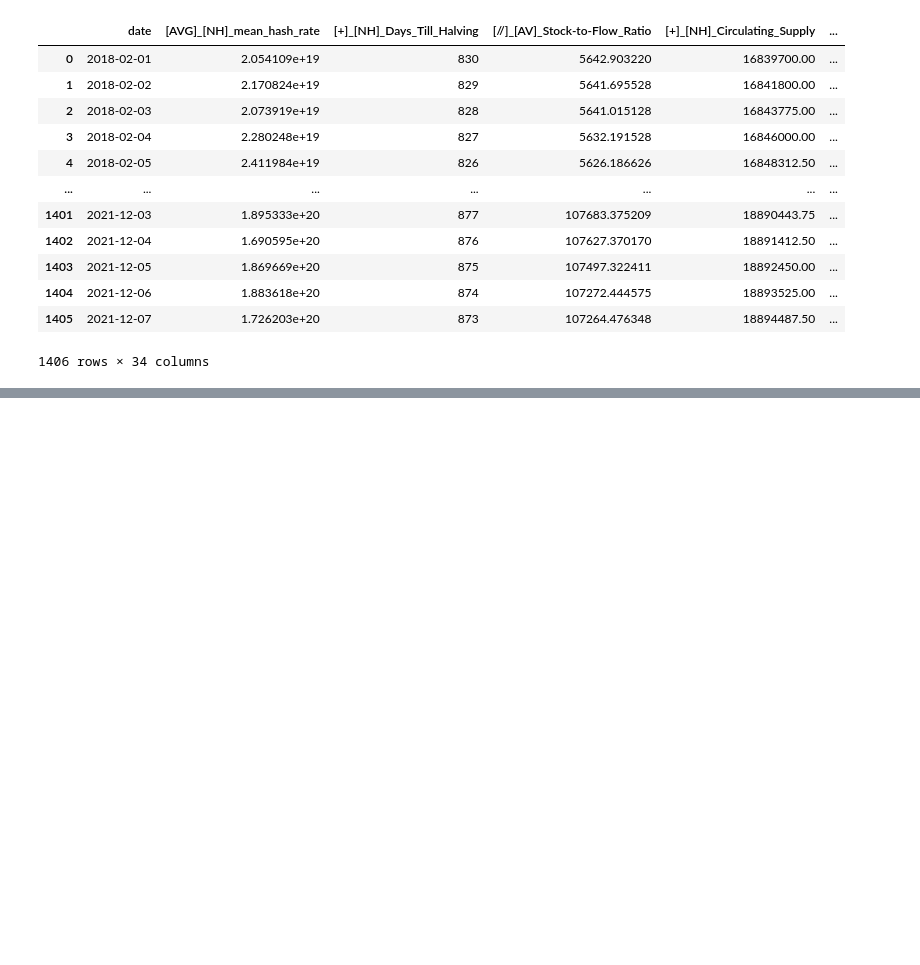
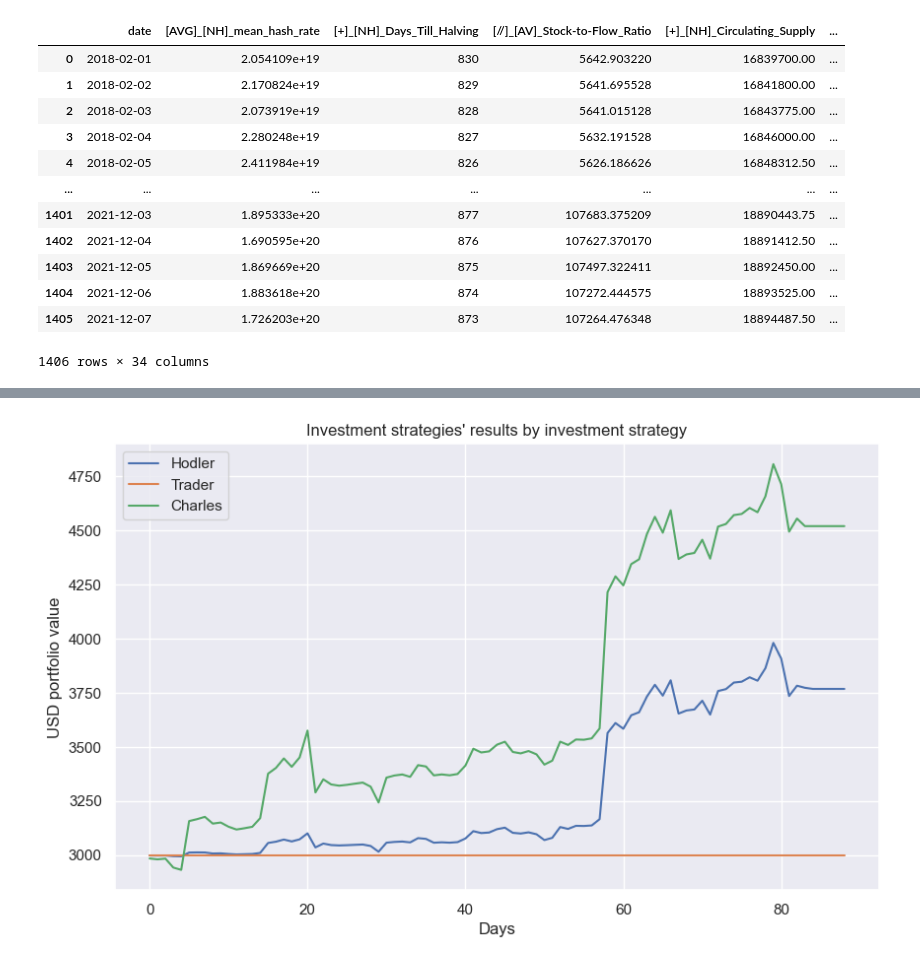
Before and after one commit to AlexandreLaizet/bitcoin_deep_learning, a Jupyter notebook: notebooks/AL_track_portfolio.ipynb, the cells around one changed output, grey strips where cells are left out. Cells and saved outputs as stored; diff of their text form; code cells hidden in the pictures; blank space fills up the shorter version.

Commit message:
add plot function

```diff
--- a/notebooks/AL_track_portfolio.ipynb
+++ b/notebooks/AL_track_portfolio.ipynb
@@ -65,0 +101,23 @@ Charles sharpe ratio:  -177.9518410370515
+# %%
+hodler, trader, whale, hodler_whale, charles = iterate_results()
+# %%
+def plot_portolio_positions(positions=iterate_results(model = LinearRegressionBaselineModel(alpha = 0.05 , l1_ratio = 0.0001), df = df)):
+
+    hodler, trader, whale, hodler_whale, charles = positions
+
+    figure(figsize=(10, 6), dpi=100)
+
+    plt.plot(hodler[0][:-1], label="Hodler")
+    plt.plot(trader[0][:-1], label="Trader")
+    #plt.plot(whale[0], label="Whale")
+    #plt.plot(hodler_whale[0], label="Hodler whale")
+    plt.plot(charles[0][:-1], label="Charles")
+
+    plt.title("Investment strategies' results by investment strategy")
+    plt.xlabel("Days")
+    plt.ylabel("USD portfolio value")
+    plt.legend();
+# %%
+plot_portolio_positions(positions=iterate_results(model = LinearRegressionBaselineModel(alpha = 0.05 , l1_ratio = 0.0001), df = df))
+# %% [output]
+[figure, added]
```
Also changed, not shown: parts of 3 cells of this notebook, 1 other file.
